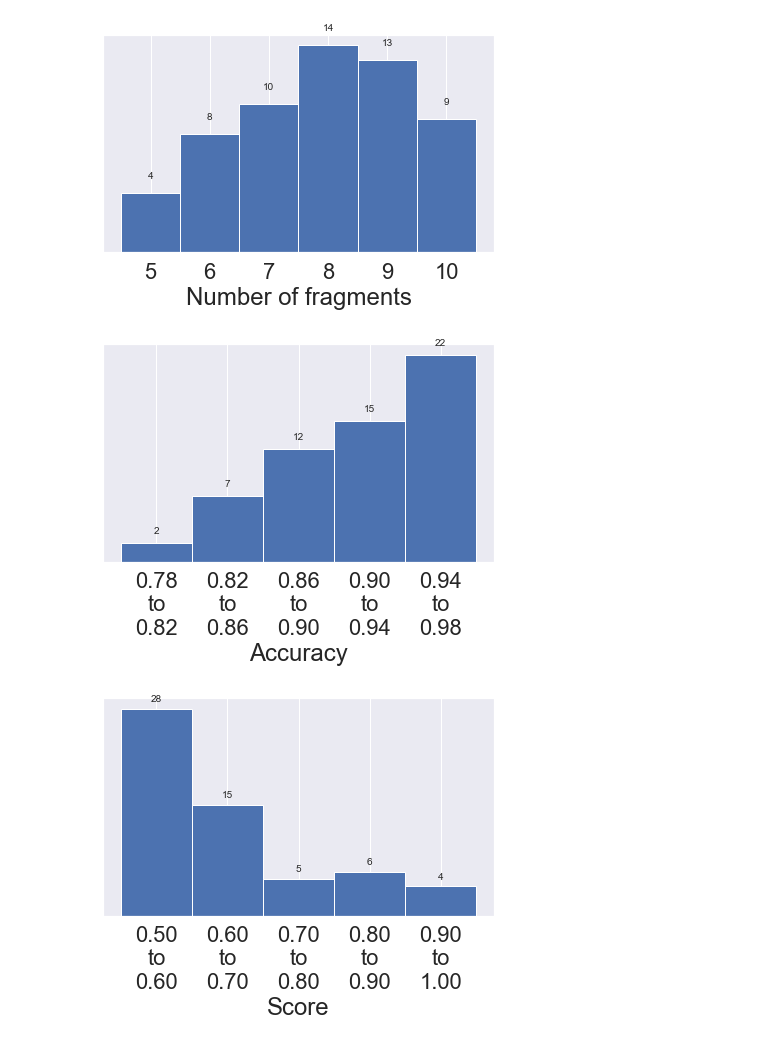
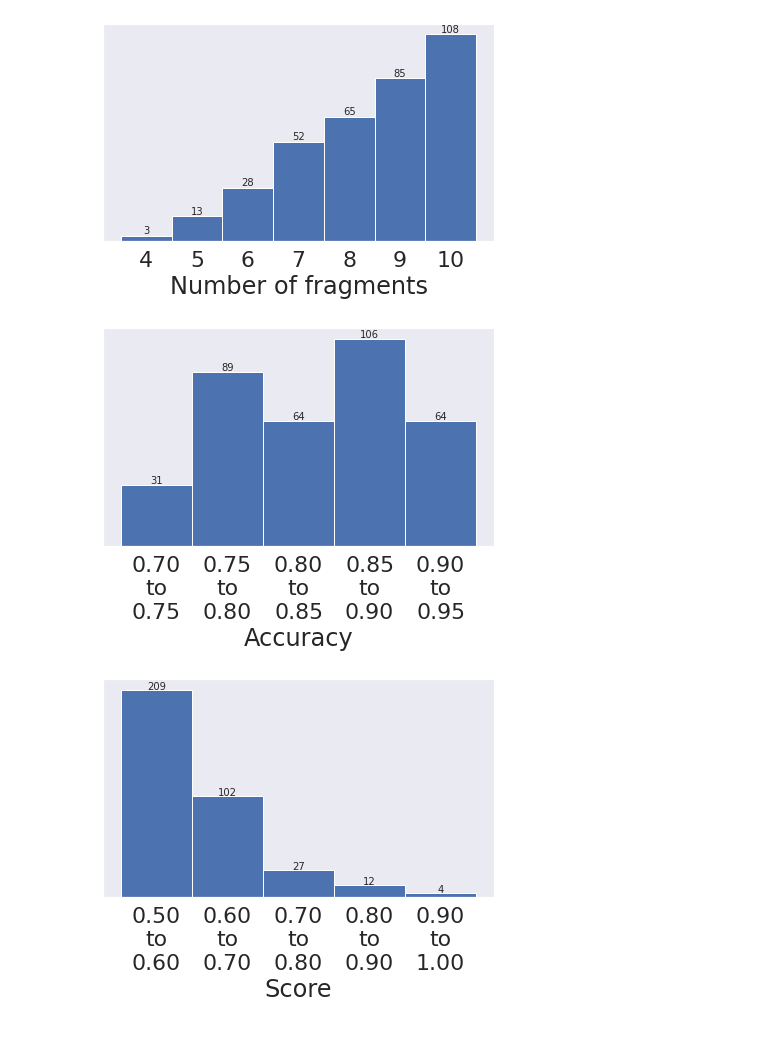
Before and after one commit to steerapi/stitchnet, a Jupyter notebook: 08_plot_results.ipynb, the cells around one changed output. Drawn from its saved outputs; the diff is of its cells as text; code cells hidden in the pictures.

```diff
--- a/08_plot_results.ipynb
+++ b/08_plot_results.ipynb
@@ -9,8 +9,13 @@ import seaborn as sns
 import numpy as np
 from ast import literal_eval as make_tuple
 import matplotlib.pyplot as plt
+import os
 
-data = pd.read_csv('_results/result_paper.txt', names=['score','acc','macs','params','path','fragments'])
+RESULT_NAME = "1660356880_result_BS_32_MD_10_T_0.8_TT_0.5"
+figFolder = f'_results/{RESULT_NAME}_figures'
+os.makedirs(figFolder, exist_ok=True)
+
+data = pd.read_csv(f'_results/{RESULT_NAME}.txt', names=['score','acc','macs','params','path','fragments'])
 
 sns.set_theme()
 sns.set(font_scale = 2)
@@ -18,6 +23,7 @@ sns.set(font_scale = 2)
 nfragments = [len(make_tuple(fragments)) for fragments in data['fragments']]
 
 fig, ax = plt.subplots(figsize=[7, 4])
+ax.grid(False)
 # ax.hist(nfragments)
 
 # n, bins, patches = ax.hist(nfragments, bins=5)
@@ -37,31 +43,36 @@ plt.yticks([])
 for idx, value in enumerate(n):
     if value > 0:
         plt.text(xticks[idx], value+1, int(value), ha='center')
+plt.savefig(f'{figFolder}/numfragments.pdf',format='pdf')
 # %% [output]
-[figure, old version]
+[figure, new version]
 # %%
 acc = data['acc']
 
 fig, ax = plt.subplots(figsize=[7, 4])
+ax.grid(False)
 n, bins, patches = ax.hist(acc, bins=5)
 plt.xlabel('Accuracy')
 xticks = [(bins[idx+1] + value)/2 for idx, value in enumerate(bins[:-1])]
 xticks_labels = [ "{:.2f}\nto\n{:.2f}".format(value, bins[idx+1]) for idx, value in enumerate(bins[:-1])]
 plt.xticks(xticks, labels = xticks_labels)
 
 # remove y ticks
 plt.yticks([])
 
 # plot values on top of bars
 for idx, value in enumerate(n):
     if value > 0:
         plt.text(xticks[idx], value+1, int(value), ha='center')
+
+plt.savefig(f'{figFolder}/accuracy.pdf',format='pdf')
 # %% [output]
-[figure, old version]
+[figure, new version]
 # %%
 score = data['score']
 
 fig, ax = plt.subplots(figsize=[7, 4])
+ax.grid(False)
 n, bins, patches = ax.hist(score, bins=5)
 plt.xlabel('Score')
 xticks = [(bins[idx+1] + value)/2 for idx, value in enumerate(bins[:-1])]
@@ -75,8 +86,9 @@ plt.yticks([])
 for idx, value in enumerate(n):
     if value > 0:
         plt.text(xticks[idx], value+1, int(value), ha='center')
+plt.savefig(f'{figFolder}/score.pdf',format='pdf')
 # %% [output]
-[figure, old version]
+[figure, new version]
 # %%
 import matplotlib.pyplot as plt
 
```
Also changed, not shown: parts of 16 cells of this notebook, 14 other files.
